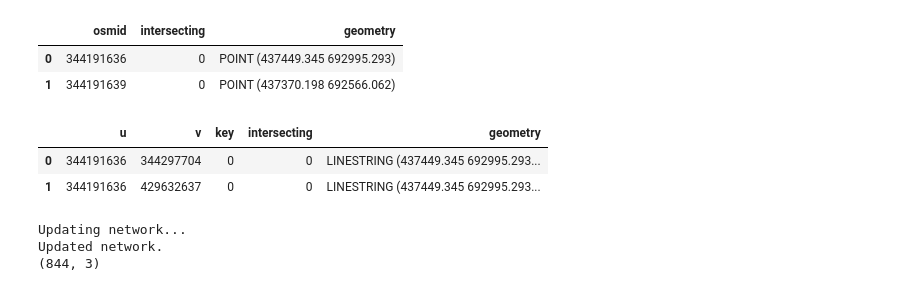
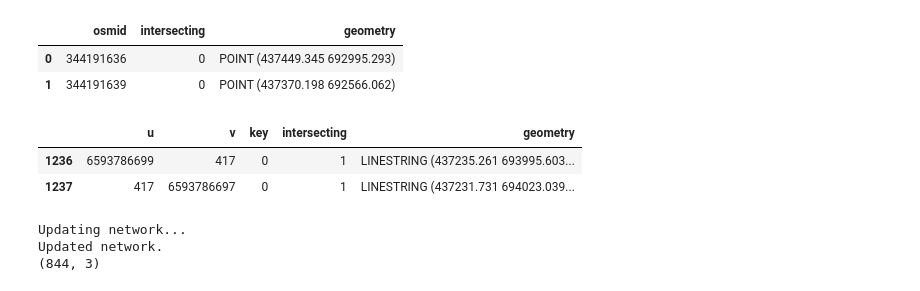
Before and after one commit to Observatorio-Ciudades/accesibilidad-urbana, a Jupyter notebook: notebooks/projects/volvo/09_tessellations_boeing_ntw_join_pt2.ipynb, the cells around one changed output. Drawn from its saved outputs; the diff is of its cells as text; code cells hidden in the pictures.

```diff
--- a/notebooks/projects/volvo/09_tessellations_boeing_ntw_join_pt2.ipynb
+++ b/notebooks/projects/volvo/09_tessellations_boeing_ntw_join_pt2.ipynb
@@ -1492,6 +1530,10 @@ intersection_nodes_boeing = intersection_nodes[['osmid','u_1','v_1','key_1','geo
 intersection_nodes_boeing.rename(columns={'u_1':'u',
                                           'v_1':'v',
                                           'key_1':'key'},inplace=True)
+# Specify which edge to keep after spliting each edge with the intersection_nodes_boeing
+# ('both' keeps both sides of split, 'u' or 'v' only keeps the side connected to that node.)
+# ('both' activates 'return_all' in function edge_clipping())
+intersection_nodes_boeing['retain_how'] = 'both'
 
 # Apply network_intersections_update() function
 boeing_nodes_i, boeing_edges_i = network_intersections_update(current_ntw_nodes = boeing_nodes,
@@ -1510,11 +1552,11 @@ Updated network.
 | 0 | 344191636 | 0 | POINT (437449.345 692995.293) |
 | 1 | 344191639 | 0 | POINT (437370.198 692566.062) |
 # %%
-boeing_edges_i.head(2)
+boeing_edges_i.tail(2)
 # %% [output]
 |  | u | v | key | intersecting | geometry |
-| 0 | 344191636 | 344297704 | 0 | 0 | LINESTRING (437449.345 692995.293... |
-| 1 | 344191636 | 429632637 | 0 | 0 | LINESTRING (437449.345 692995.293... |
+| 1236 | 6593786699 | 417 | 0 | 1 | LINESTRING (437235.261 693995.603... |
+| 1237 | 417 | 6593786697 | 0 | 1 | LINESTRING (437231.731 694023.039... |
 # %%
 # Separate intersection_nodes in order to apply function network_intersections_update() for network 02.
 intersection_nodes_comp = intersection_nodes[['osmid','u_2','v_2','key_2','geometry']].copy()
```
Also changed, not shown: parts of 37 cells of this notebook.
